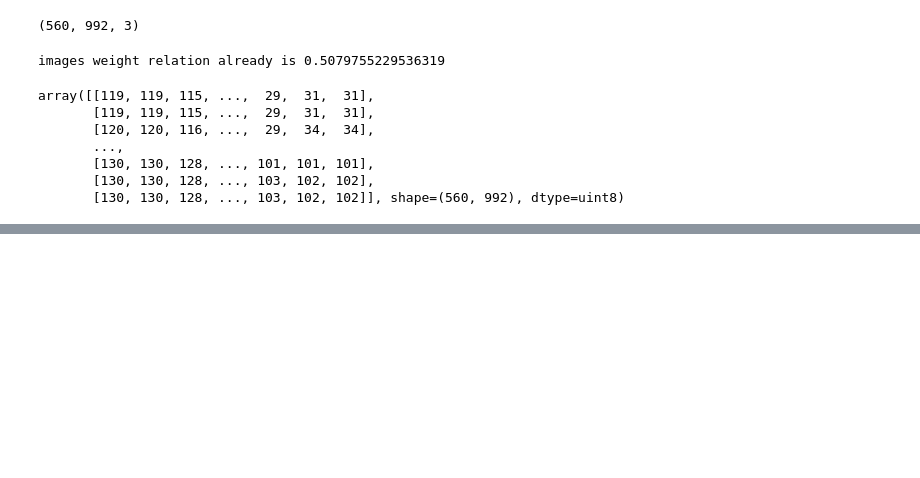
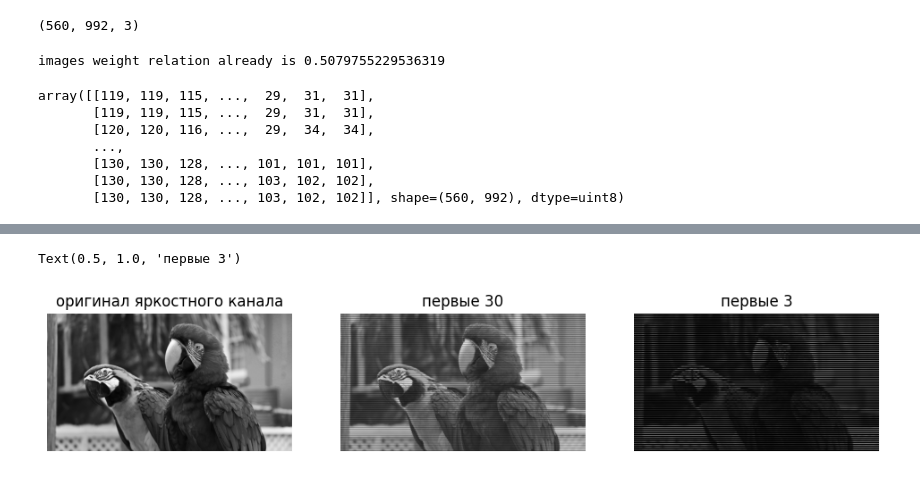
Before and after one commit to iiifd2u/Compression, a Jupyter notebook: jpeg/jpeg.ipynb, the cells around one changed output, grey strips where cells are left out. Drawn from its saved outputs; the diff is of its cells as text; code cells hidden in the pictures; blank space fills up the shorter version.

```diff
--- a/jpeg/jpeg.ipynb
+++ b/jpeg/jpeg.ipynb
@@ -59,11 +66,19 @@ for i in range(3):
 # %%
 def make_multiple_of_16(source:np.ndarray)->np.ndarray:
+    '''
+    приводит изображение к размерности, кратной 16, для упрощения в учебных целях
+    transform image to multiple-of-16 dimension for simplify in study goals
+    '''
     h, w = source.shape[:2]
     multiplier_h = math.ceil(h/16)
     multiplier_w = math.ceil(w/16)
     return cv2.resize(source.copy(), (multiplier_w*16, multiplier_h*16))
 
 def get_every_second(source:np.ndarray)->np.ndarray:
+    '''
+    берет каждое второе значение по двум размерностям
+    get every second value from two dimensions
+    '''
     compressed = source[::2, ::2].copy()
     return compressed
 
@@ -169,0 +237,32 @@ print(line)
+# %%
+def compress(img, mask, dct, N):
+    img_compressed = np.zeros((img.shape[0]//N*N, img.shape[1]//N*N))
+    for i in range(0, img_compressed.shape[0], N):
+        for j in range(0, img_compressed.shape[1], N):
+            block=img[i:i+N,j:j+N]
+            # DCT
+            coeff=dct@block@dct.T
+            # Inverse DCT
+            iblock=dct.T@coeff*mask@dct
+            img_compressed[i:i+N,j:j+N]=iblock
+    return img_compressed
+
+snake_mask_3 = get_snake_mask(3, N)
+compressed_Y_3 = compress(YCrCb[:, :, 0], snake_mask_3, dct, N)
+snake_mask_30 = get_snake_mask(30, N)
+compressed_Y_30 = compress(YCrCb[:, :, 0], snake_mask_30, dct, N)
+
+fig, ax = plt.subplots(1, 3)
+fig.set_size_inches((12, 4))
+ax[0].axis('off')
+ax[1].axis('off')
+ax[2].axis('off')
+ax[0].imshow(YCrCb[:, :, 0], cmap = 'gray')
+ax[1].imshow(compressed_Y_30, cmap = 'gray', vmin = 0)
+ax[2].imshow(compressed_Y_3, cmap = 'gray', vmin = 0)
+ax[0].set_title('оригинал яркостного канала')
+ax[1].set_title('первые 30')
+ax[2].set_title('первые 3')
+# %% [output]
+Text(0.5, 1.0, 'первые 3')
+[figure, added]
```
Also changed, not shown: parts of 10 cells of this notebook, 1 other file.
